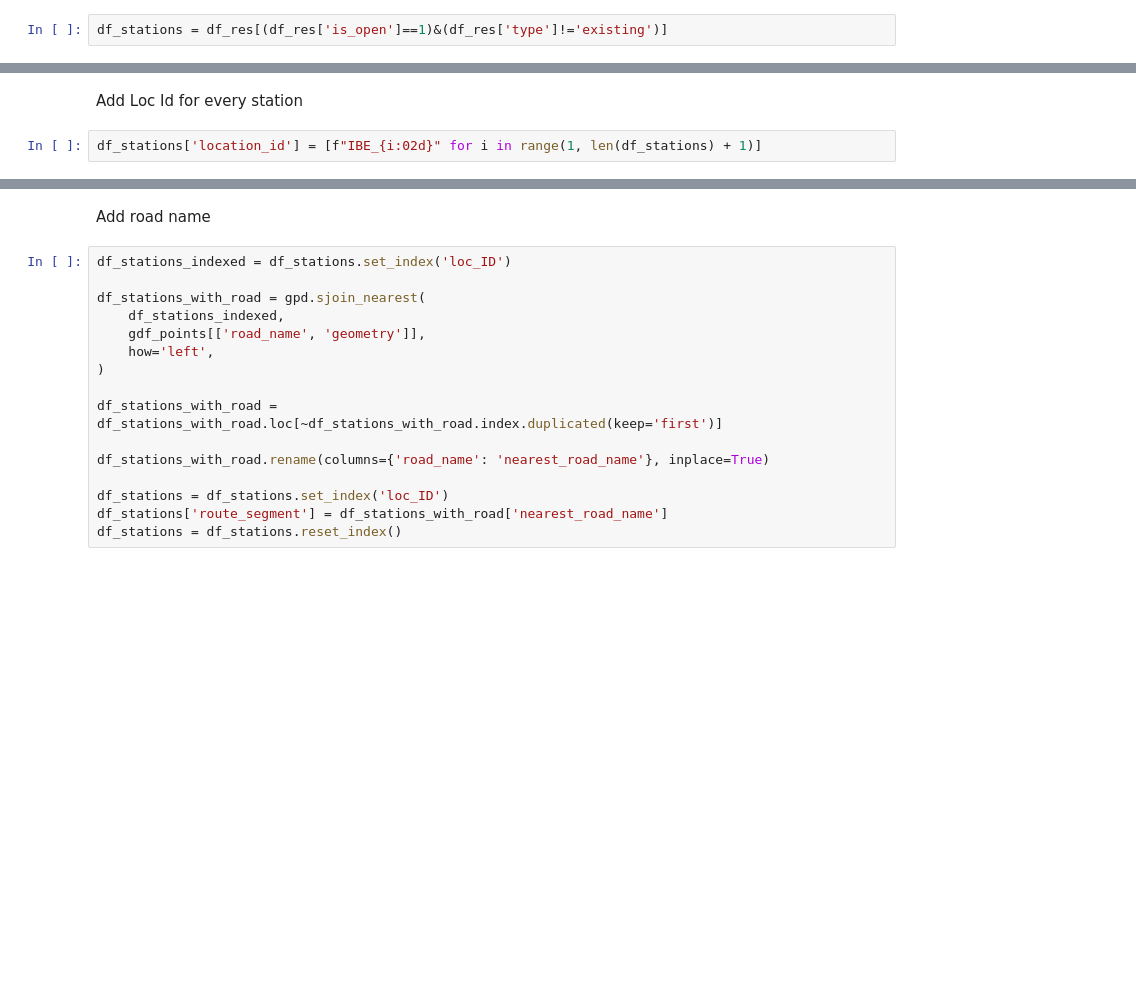
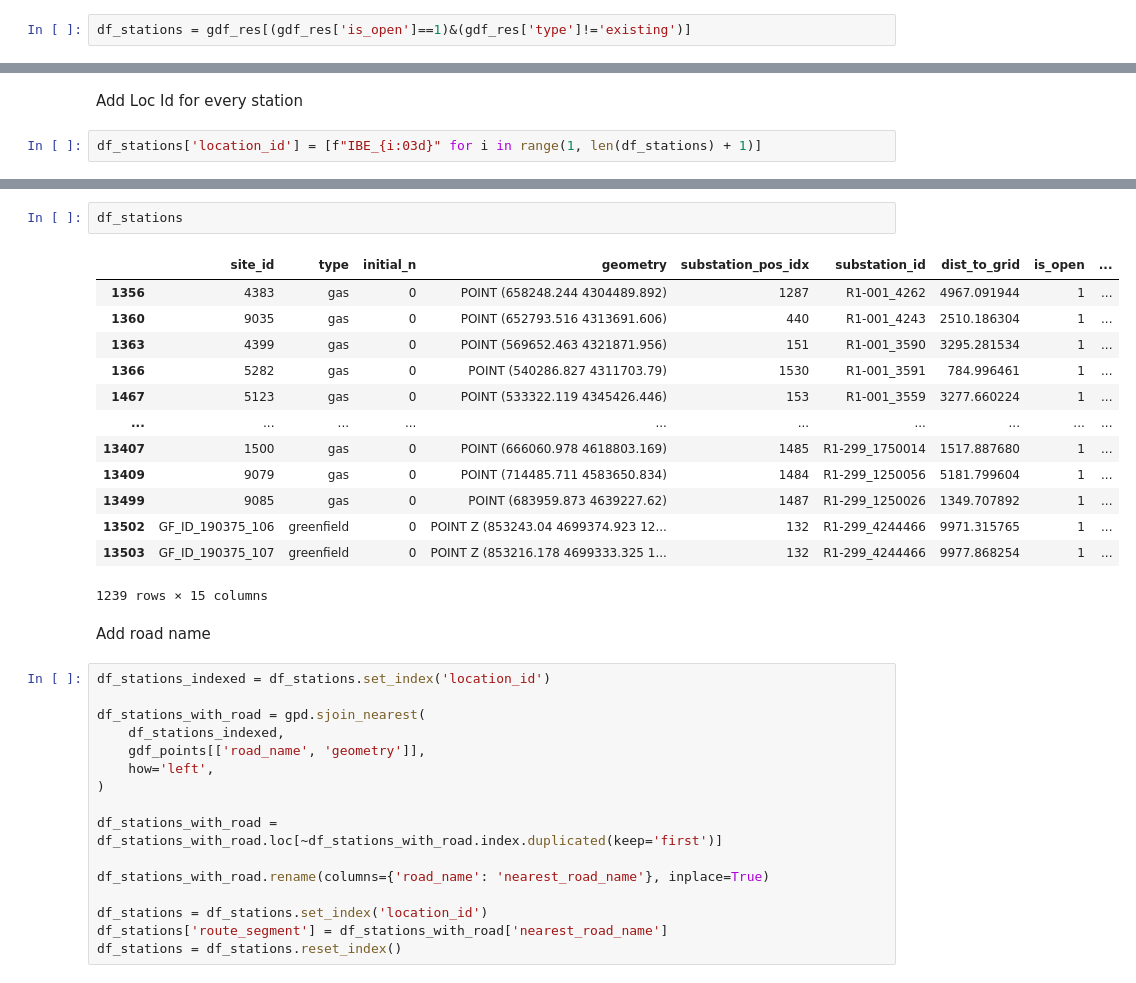
Before and after one commit to NicklasUrban/Iberdrola-Datathon, a Jupyter notebook: notebooks/02_backbone_analysis copy.ipynb, the cells around one changed output, grey strips where cells are left out. Drawn from its saved outputs; the diff is of its cells as text; blank space fills up the shorter version.

```diff
--- a/notebooks/02_backbone_analysis copy.ipynb
+++ b/notebooks/02_backbone_analysis copy.ipynb
@@ -425,4 +658,4 @@ df_res['longitude'] = df_res.geometry.x
 # %% [markdown]
 Filtered only points with a new charging station
 # %%
-df_stations = df_res[(df_res['is_open']==1)&(df_res['type']!='existing')]
+df_stations = gdf_res[(gdf_res['is_open']==1)&(gdf_res['type']!='existing')]
@@ -429,4 +678,4 @@ df_stations = df_res[(df_res['is_open']==1)&(df_res['type']!='existing')]
 # %% [markdown]
 Add Loc Id for every station
 # %%
-df_stations['location_id'] = [f"IBE_{i:02d}" for i in range(1, len(df_stations) + 1)]
+df_stations['location_id'] = [f"IBE_{i:03d}" for i in range(1, len(df_stations) + 1)]
@@ -433,7 +698,23 @@ df_stations['location_id'] = [f"IBE_{i:02d}" for i in range(1, len(df_stations)
+# %%
+df_stations
+# %% [output]
+|  | site_id | type | initial_n | geometry | substation_pos_idx | substation_id | dist_to_grid | is_open | ... |
+| 1356 | 4383 | gas | 0 | POINT (658248.244 4304489.892) | 1287 | R1-001_4262 | 4967.091944 | 1 | ... |
+| 1360 | 9035 | gas | 0 | POINT (652793.516 4313691.606) | 440 | R1-001_4243 | 2510.186304 | 1 | ... |
+| 1363 | 4399 | gas | 0 | POINT (569652.463 4321871.956) | 151 | R1-001_3590 | 3295.281534 | 1 | ... |
+| 1366 | 5282 | gas | 0 | POINT (540286.827 4311703.79) | 1530 | R1-001_3591 | 784.996461 | 1 | ... |
+| 1467 | 5123 | gas | 0 | POINT (533322.119 4345426.446) | 153 | R1-001_3559 | 3277.660224 | 1 | ... |
+| ... | ... | ... | ... | ... | ... | ... | ... | ... | ... |
+| 13407 | 1500 | gas | 0 | POINT (666060.978 4618803.169) | 1485 | R1-299_1750014 | 1517.887680 | 1 | ... |
+| 13409 | 9079 | gas | 0 | POINT (714485.711 4583650.834) | 1484 | R1-299_1250056 | 5181.799604 | 1 | ... |
+| 13499 | 9085 | gas | 0 | POINT (683959.873 4639227.62) | 1487 | R1-299_1250026 | 1349.707892 | 1 | ... |
+| 13502 | GF_ID_190375_106 | greenfield | 0 | POINT Z (853243.04 4699374.923 12... | 132 | R1-299_4244466 | 9971.315765 | 1 | ... |
+| 13503 | GF_ID_190375_107 | greenfield | 0 | POINT Z (853216.178 4699333.325 1... | 132 | R1-299_4244466 | 9977.868254 | 1 | ... |
+1239 rows × 15 columns
 # %% [markdown]
 Add road name
 # %%
-df_stations_indexed = df_stations.set_index('loc_ID')
+df_stations_indexed = df_stations.set_index('location_id')
 
 df_stations_with_road = gpd.sjoin_nearest(
     df_stations_indexed,
@@ -445,6 +726,6 @@ df_stations_with_road = df_stations_with_road.loc[~df_stations_with_road.index.d
 
 df_stations_with_road.rename(columns={'road_name': 'nearest_road_name'}, inplace=True)
 
-df_stations = df_stations.set_index('loc_ID')
+df_stations = df_stations.set_index('location_id')
 df_stations['route_segment'] = df_stations_with_road['nearest_road_name']
 df_stations = df_stations.reset_index()
```
Also changed, not shown: parts of 48 cells of this notebook.
